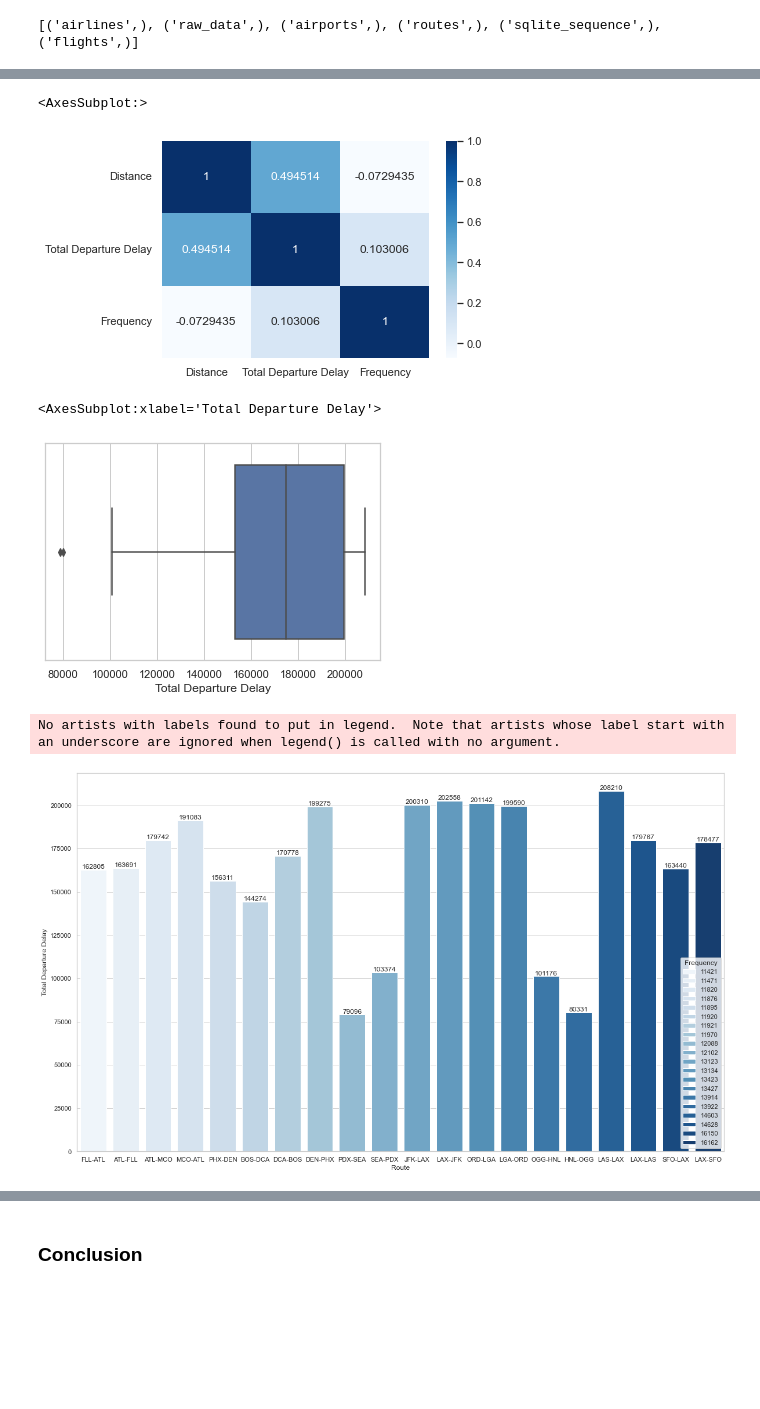
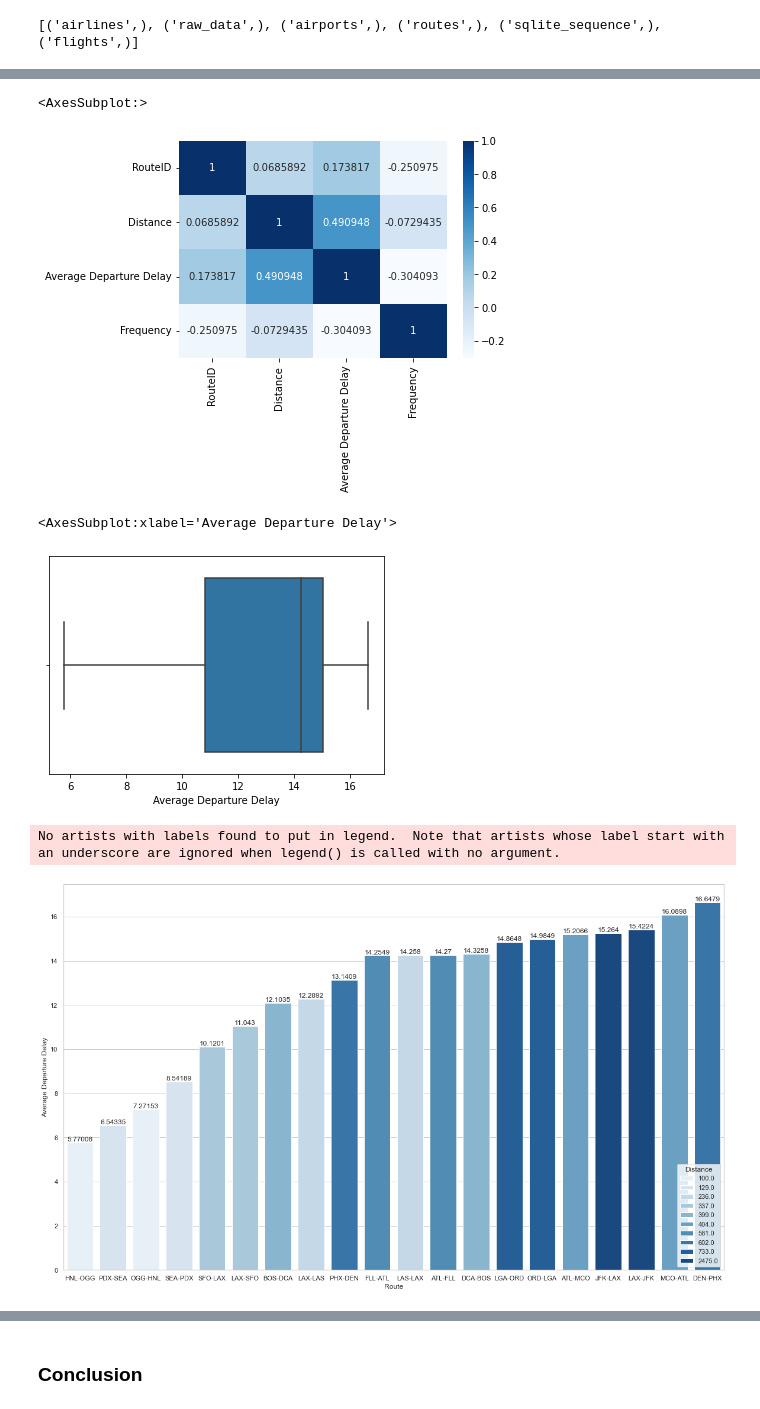
Before and after one commit to billodalroy/flight-delay-prediction, a Jupyter notebook: dist_delay_analysis.ipynb, the cells around one changed output, grey strips where cells are left out. Drawn from its saved outputs; the diff is of its cells as text; code cells hidden in the pictures; blank space fills up the shorter version.

```diff
--- a/dist_delay_analysis.ipynb
+++ b/dist_delay_analysis.ipynb
@@ -14,13 +14,14 @@ print(res)
 # %% [output]
 [('airlines',), ('raw_data',), ('airports',), ('routes',), ('sqlite_sequence',), ('flights',)]
 # %%
-sql_stmt = """with delay_analysis as (with routes_modified as (SELECT r.Source || '-' || r.Destination as route,
+sql_stmt = """with da as (with delay_analysis as (with routes_modified as (SELECT r.RouteID as routeID, r.Source || '-' || r.Destination as route,
 f.Distance as dist, f.DepDelayMinutes as delay FROM flights f
 inner join routes r on f.RouteID = r.RouteID order by delay desc)
 SELECT
+  routeID,
   route,
   dist,
-  sum(delay) as total_delay,
+  sum(delay) as sum_delay,
   COUNT(route) AS occurences
 
 FROM
@@ -35,9 +36,16 @@ ORDER BY
 Limit 20)
 
 select * from delay_analysis
+)
+select routeID,
+  route,
+  dist,
+  sum_delay/occurences as avg_delay,
+  occurences
+from da
 order by occurences desc
 """
 res = execute_sql_statement(sql_stmt, conn_1)
-res = pd.DataFrame(res, columns=['Route', 'Distance', 'Total Departure Delay', 'Frequency'])
+res = pd.DataFrame(res, columns=['RouteID', 'Route', 'Distance', 'Average Departure Delay', 'Frequency'])
 res
 # %% [output]
@@ -137,22 +145,22 @@ res.corr()
 sns.heatmap(res.corr(), annot=True, fmt="g", cmap='Blues')
 # %% [output]
 <AxesSubplot:>
-[figure, old version]
+[figure, new version]
 # %%
-sns.boxplot(res['Total Departure Delay'])
+sns.boxplot(res['Average Departure Delay'])
 # %% [output]
-<AxesSubplot:xlabel='Total Departure Delay'>
+<AxesSubplot:xlabel='Average Departure Delay'>
-[figure, old version]
+[figure, new version]
 # %%
-res.sort_values(by = 'Frequency', inplace=True)
+res.sort_values(by = 'Average Departure Delay', inplace=True)
 plt.figure(figsize=(20,12))
 plt.legend(loc='upper right')
 sns.set(style="whitegrid", color_codes=True)
-ax = sns.barplot(x = res['Route'], y = res['Total Departure Delay'], hue=res['Frequency'], dodge = False, palette='Blues')
+ax = sns.barplot(x = res['Route'], y = res['Average Departure Delay'], hue=res['Distance'], dodge = False, palette='Blues')
 sns.move_legend(ax, "lower right")
 
 for i in ax.containers:
     ax.bar_label(i,)
 # %% [output]
 No artists with labels found to put in legend.  Note that artists whose label start with an underscore are ignored when legend() is called with no argument.
-[figure, old version]
+[figure, new version]
```
Also changed, not shown: parts of 9 cells of this notebook.
